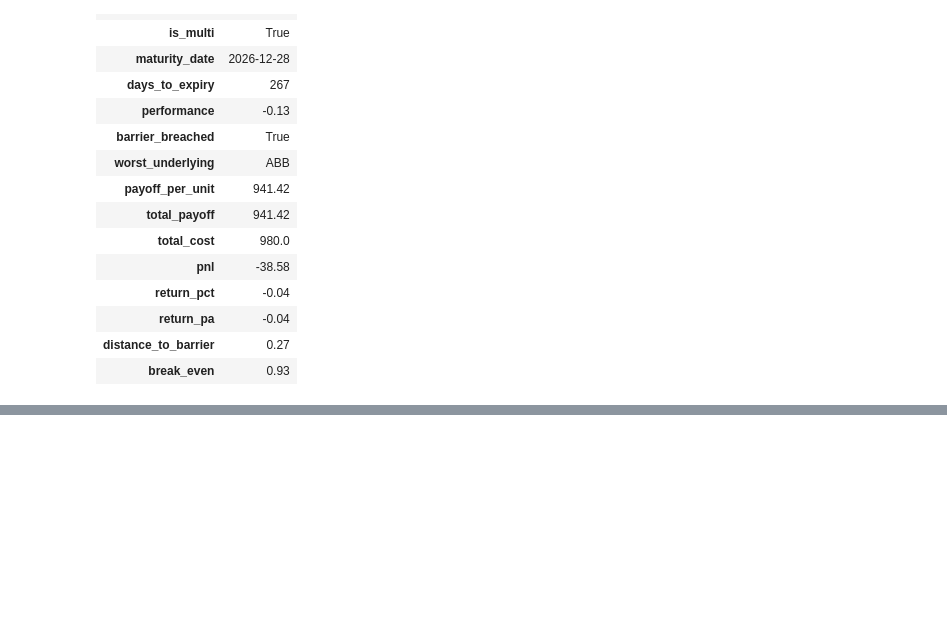
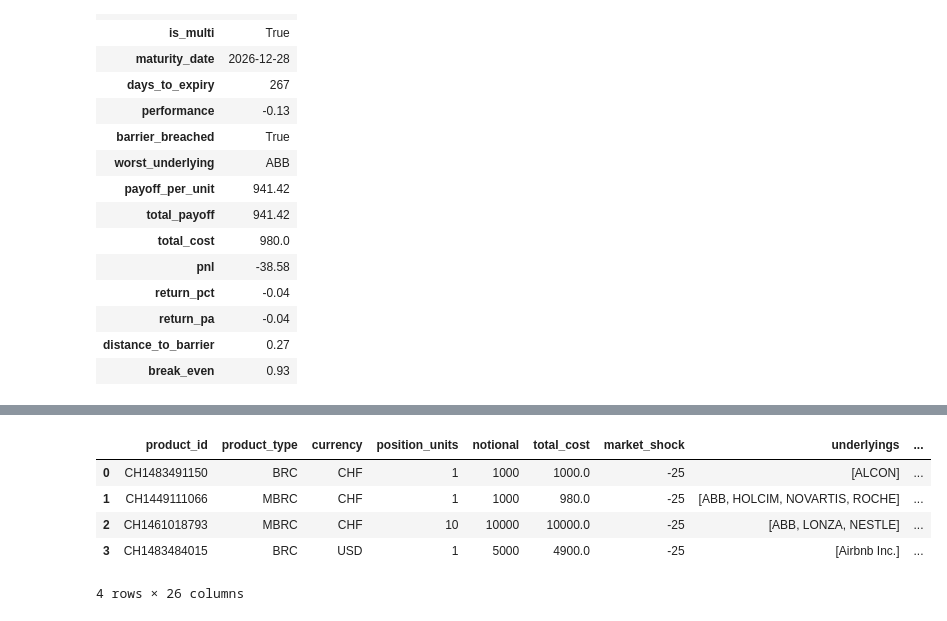
Before and after one commit to sanyalelizabet/structured-products-analytics, a Jupyter notebook: notebooks/01_portfolio_construction.ipynb, the cells around one changed output, grey strips where cells are left out. Saved outputs shown, nothing was run; the diff lists cells and outputs as text; code cells hidden in the pictures; blank space fills up the shorter version.

Commit message:
stress testing scenarios engine update

```diff
--- a/notebooks/01_portfolio_construction.ipynb
+++ b/notebooks/01_portfolio_construction.ipynb
@@ -252,14 +316,23 @@ analytics.maturity_profile()
 # %%
 beta_table = pd.DataFrame({
     "isin": [
-        "CH0432492467",
-        "CH0012221716",
-        "CH0012214059",
-        "CH0012005267",
-        "CH0012032048"
+        "CH0432492467",  # ALCON
+        "CH0012221716",  # ABB
+        "CH0012214059",  # HOLCIM
+        "CH0012005267",  # NOVARTIS
+        "CH0012032048",  # ROCHE
+        "US0090661010"   # AIRBNB
     ],
-    "beta": [0.85, 1.10, 0.95, 0.80, 1.05]
+    "beta": [
+        0.85,
+        1.10,
+        0.95,
+        0.80,
+        1.05,
+        1.35
+    ]
 })
+
 scenarios = {
     "down_5": -5,
     "down_10": -10,
@@ -278,2 +365,12 @@ beta_map
 # %%
 engine = ScenarioEngine(portfolio, beta_map, scenarios)
+
+res = engine.run(-25)
+res["product_df"]
+# %% [output]
+|  | product_id | product_type | currency | position_units | notional | total_cost | market_shock | underlyings | ... |
+| 0 | CH1483491150 | BRC | CHF | 1 | 1000 | 1000.0 | -25 | [ALCON] | ... |
+| 1 | CH1449111066 | MBRC | CHF | 1 | 1000 | 980.0 | -25 | [ABB, HOLCIM, NOVARTIS, ROCHE] | ... |
+| 2 | CH1461018793 | MBRC | CHF | 10 | 10000 | 10000.0 | -25 | [ABB, LONZA, NESTLE] | ... |
+| 3 | CH1483484015 | BRC | USD | 1 | 5000 | 4900.0 | -25 | [Airbnb Inc.] | ... |
+4 rows × 26 columns
```
Also changed, not shown: parts of 32 cells of this notebook, 2 other files.
